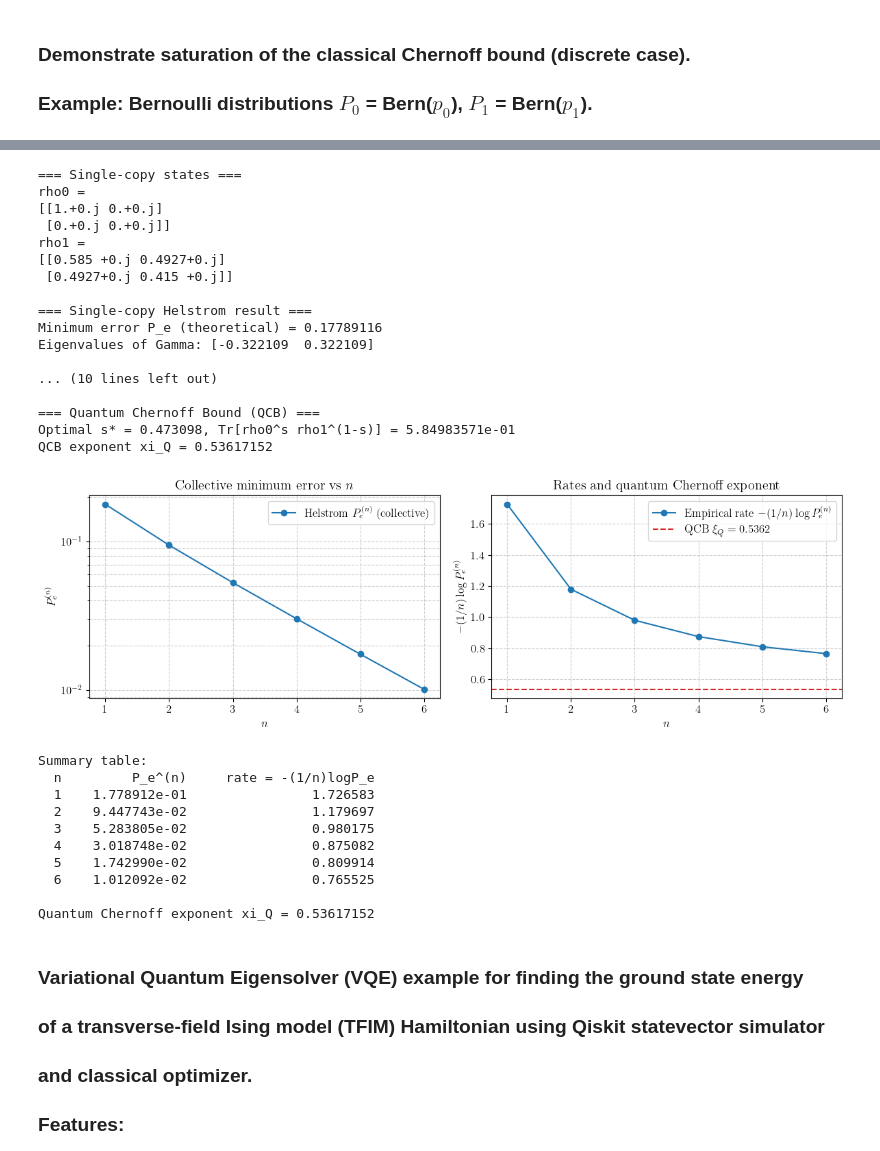
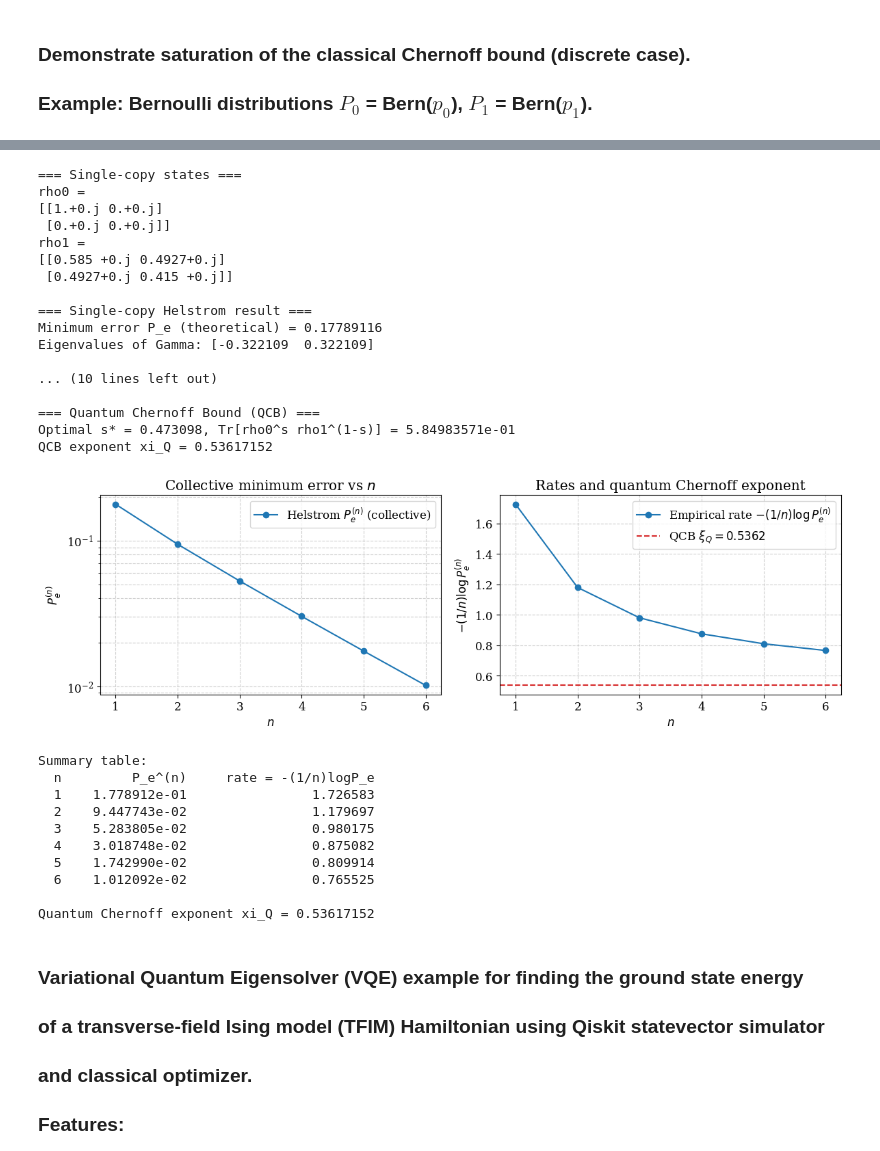
Before and after one commit to abhisekpanda98/Quantum_computation_outreach_notebooks, a Jupyter notebook: Binary_hypothesis_testing.ipynb, the cells around one changed output, grey strips where cells are left out. Cells and saved outputs as stored; diff of their text form; code cells hidden in the pictures.

```diff
--- a/Binary_hypothesis_testing.ipynb
+++ b/Binary_hypothesis_testing.ipynb
@@ -108,7 +108,7 @@ import numpy as np
 import matplotlib.pyplot as plt
 from scipy.stats import norm
 plt.rcParams.update({
-    "text.usetex": True,
+    "text.usetex": False,          # enable LaTeX
     "font.family": "serif",
     "font.size": 12
 })
@@ -327,7 +327,7 @@ import matplotlib.pyplot as plt
 from scipy.optimize import minimize_scalar
 
 plt.rcParams.update({
-    "text.usetex": True,          # enable LaTeX
+    "text.usetex": False,          # enable LaTeX
     "font.family": "serif",
     "font.size": 12
 })
@@ -630,7 +630,7 @@ print(f"QCB exponent xi_Q = {xi_Q:.8f}")
 # --- plotting ----------------------------------------------------------------
 
 plt.rcParams.update({
-    "text.usetex": True,
+    "text.usetex": False,
     "font.size": 12,
     "font.family": "serif"
 })
@@ -654,34 +654,34 @@ ax[1].set_title('Rates and quantum Chernoff exponent')
 ax[1].grid(True, ls='--', alpha=0.6)
 ax[1].legend()
 
 plt.tight_layout()
 plt.show()
 
 # --- final summary print -----------------------------------------------------
 print("\nSummary table:")
 print(f"{'n':>3}  {'P_e^(n)':>14}  {'rate = -(1/n)logP_e':>22}")
 for n, pe, r in zip(Ns, Pe_collective, rates):
     print(f"{n:3d}  {pe:14.6e}  {r:22.6f}")
 print(f"\nQuantum Chernoff exponent xi_Q = {xi_Q:.8f}")
 # %% [output]
 === Single-copy states ===
 rho0 =
 [[1.+0.j 0.+0.j]
  [0.+0.j 0.+0.j]]
 rho1 =
 [[0.585 +0.j 0.4927+0.j]
  [0.4927+0.j 0.415 +0.j]]
 
 === Single-copy Helstrom result ===
 Minimum error P_e (theoretical) = 0.17789116
 Eigenvalues of Gamma: [-0.322109  0.322109]
 
 ... (10 lines left out)
 
 === Quantum Chernoff Bound (QCB) ===
 Optimal s* = 0.473098, Tr[rho0^s rho1^(1-s)] = 5.84983571e-01
 QCB exponent xi_Q = 0.53617152
-[figure, old version]
+[figure, new version]
 Summary table:
   n         P_e^(n)     rate = -(1/n)logP_e
   1    1.778912e-01                1.726583
```
Also changed, not shown: parts of 8 cells of this notebook.
